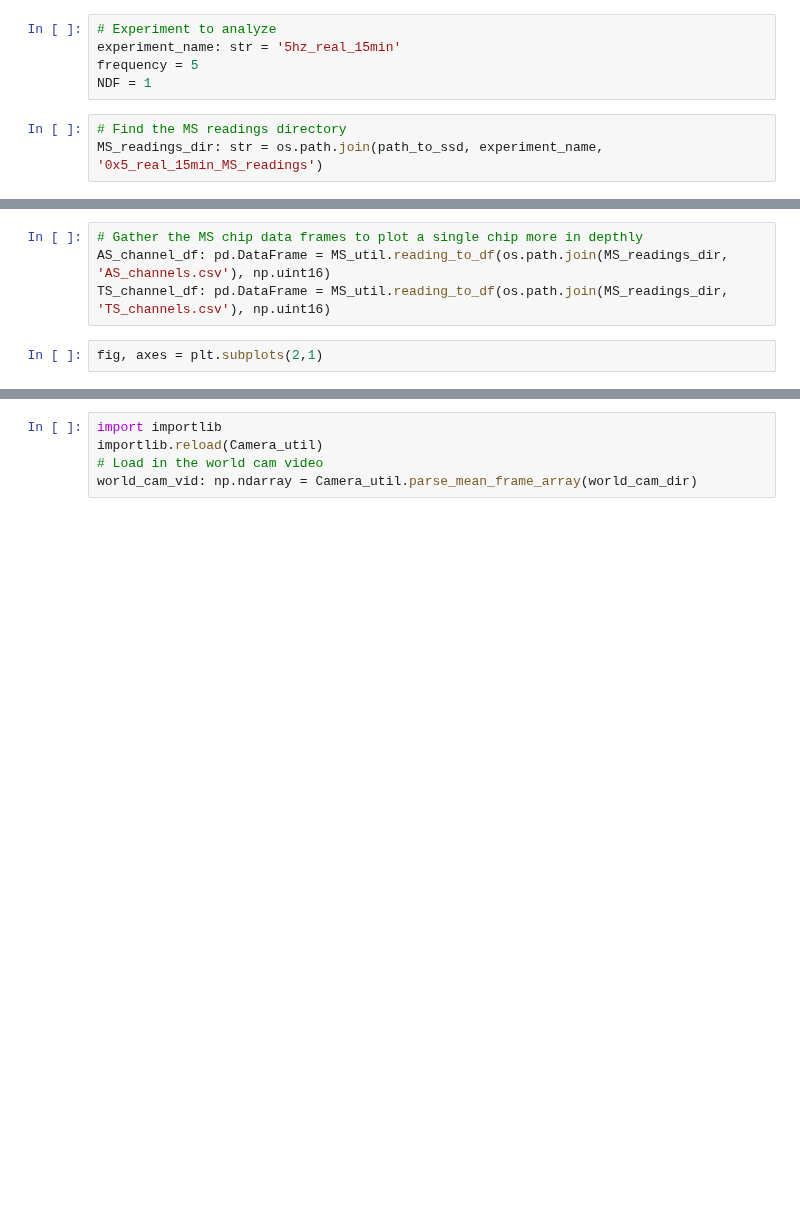
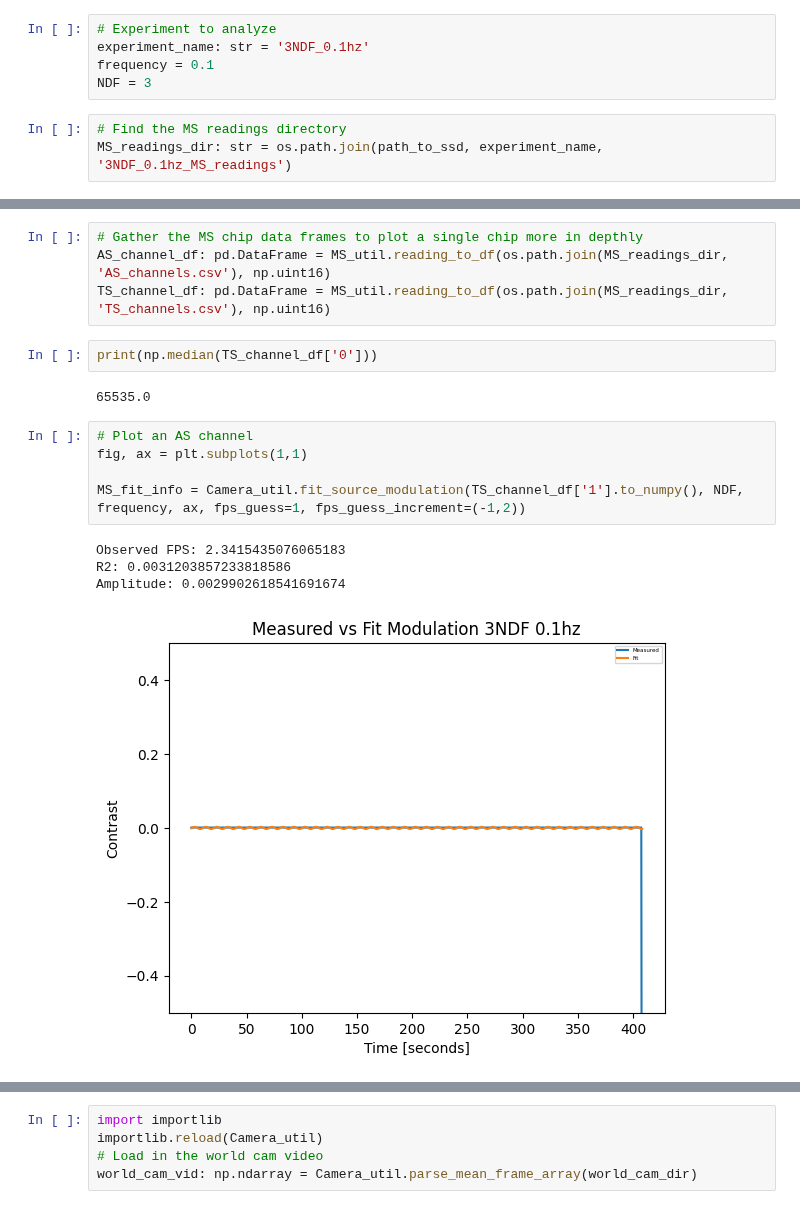
Before and after one commit to gkaguirrelab/combiExperiments, a Jupyter notebook: code/lightLogger/raspberry_pi_firmware/testing.ipynb, the cells around one changed output, grey strips where cells are left out. Saved outputs shown, nothing was run; the diff lists cells and outputs as text; blank space fills up the shorter version.

```diff
--- a/code/lightLogger/raspberry_pi_firmware/testing.ipynb
+++ b/code/lightLogger/raspberry_pi_firmware/testing.ipynb
@@ -25,12 +23,12 @@ plt.show()
 path_to_ssd: str = '/Volumes/EXTERNAL1'
 # %%
 # Experiment to analyze
-experiment_name: str = '5hz_real_15min'
-frequency = 5
-NDF = 1
+experiment_name: str = '3NDF_0.1hz'
+frequency = 0.1
+NDF = 3
 # %%
 # Find the MS readings directory
-MS_readings_dir: str = os.path.join(path_to_ssd, experiment_name, '0x5_real_15min_MS_readings')
+MS_readings_dir: str = os.path.join(path_to_ssd, experiment_name, '3NDF_0.1hz_MS_readings')
 # %%
 # Analyze the MS data
 MS_util.plot_readings(MS_readings_dir)
@@ -38,5 +38,17 @@ MS_util.plot_readings(MS_readings_dir)
 # Gather the MS chip data frames to plot a single chip more in depthly
 AS_channel_df: pd.DataFrame = MS_util.reading_to_df(os.path.join(MS_readings_dir, 'AS_channels.csv'), np.uint16)
 TS_channel_df: pd.DataFrame = MS_util.reading_to_df(os.path.join(MS_readings_dir, 'TS_channels.csv'), np.uint16)
-# %%
-fig, axes = plt.subplots(2,1)
+# %%
+print(np.median(TS_channel_df['0']))
+# %% [output]
+65535.0
+# %%
+# Plot an AS channel
+fig, ax = plt.subplots(1,1)
+
+MS_fit_info = Camera_util.fit_source_modulation(TS_channel_df['1'].to_numpy(), NDF, frequency, ax, fps_guess=1, fps_guess_increment=(-1,2))
+# %% [output]
+Observed FPS: 2.3415435076065183
+R2: 0.0031203857233818586
+Amplitude: 0.0029902618541691674
+[figure, added]
```
Also changed, not shown: parts of 12 cells of this notebook, 4 other files.
